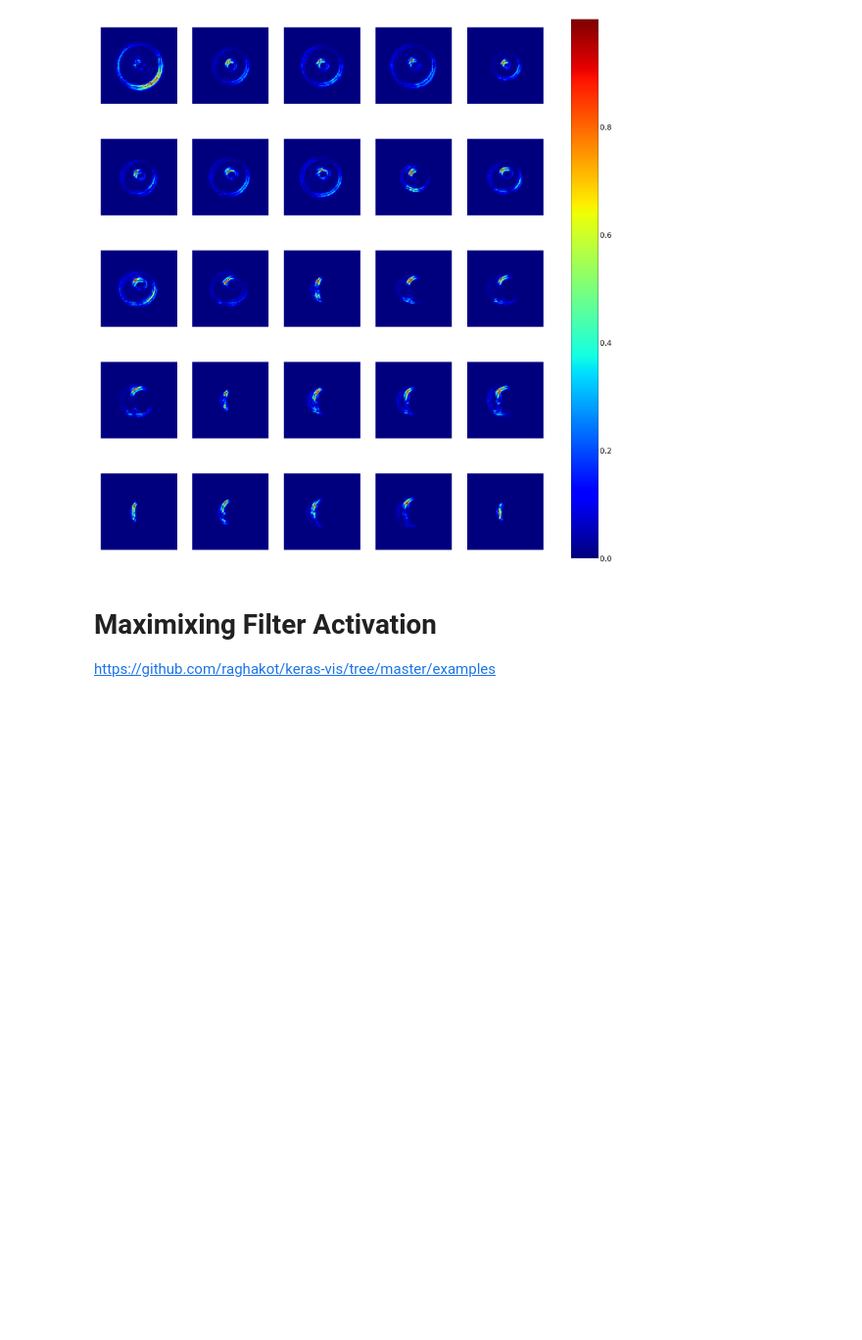
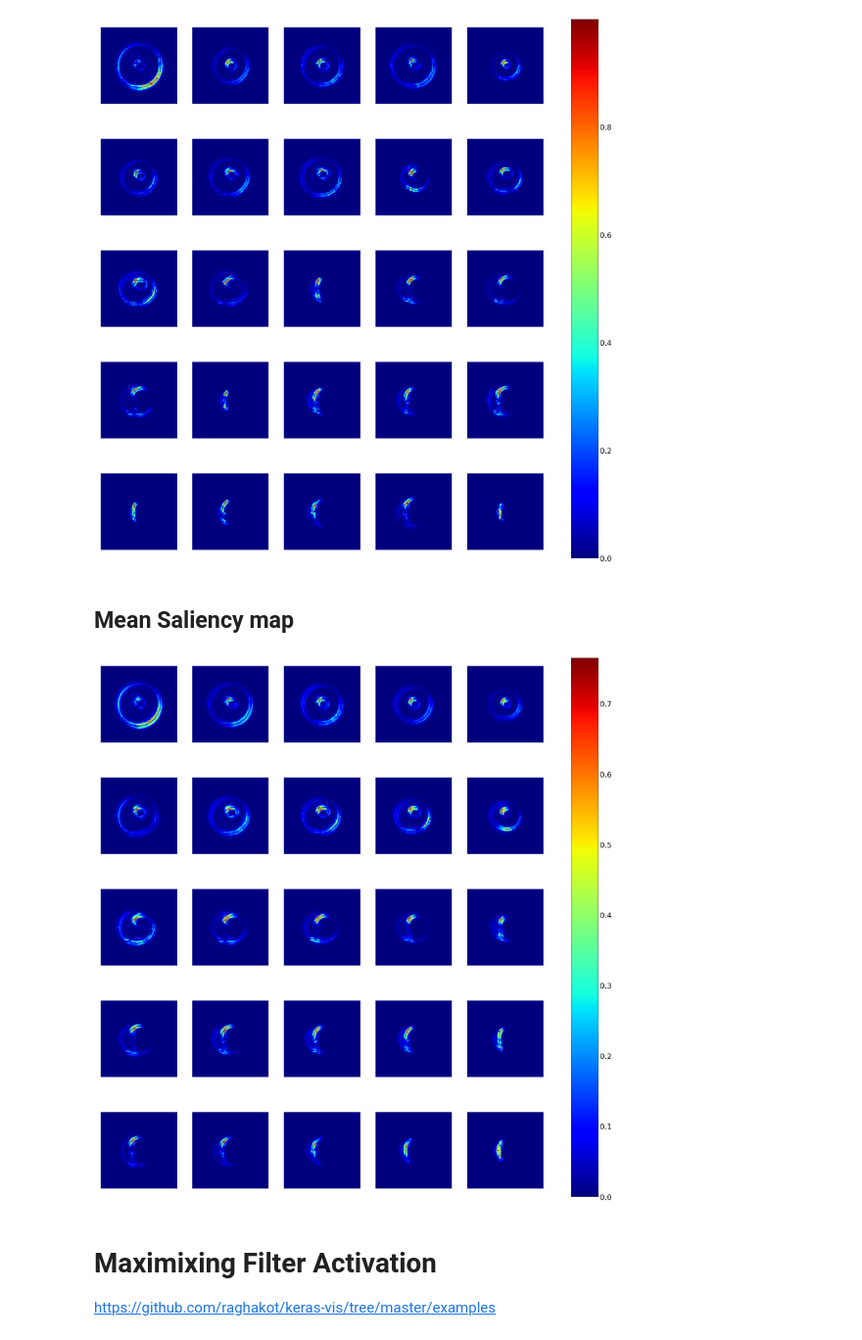
Before and after one commit to iwahle/CS101, a Jupyter notebook: grid_saliency_conti.ipynb, the cells around one changed output. Shown at 98% size. Drawn from its saved outputs; the diff is of its cells as text; code cells hidden in the pictures; blank space fills up the shorter version.

Commit message:
mean saliency

```diff
--- a/grid_saliency_conti.ipynb
+++ b/grid_saliency_conti.ipynb
@@ -131,6 +131,33 @@ cbar = fig.colorbar(p,ax=axs)
 cbar.ax.tick_params(labelsize=30)
 # %% [output]
 [figure]
+# %% [markdown]
+## Mean Saliency map
+# %%
+saliency_maps = np.zeros([len(y),100,100])
+counts = np.zeros(25)
+for i in np.arange(0,len(y),10):
+    grads = saliency_map(model, y[i], X[i])
+    saliency_maps[y[i],:,:] += grads
+    counts[y[i]] += 1
+    if i%100 == 0:
+        print(i)
+
+for i in range(25):
+    if counts[i]!=0:
+        saliency_maps[i,:,:] /= counts[i]
+# %%
+plt.figure(figsize=(40,40))
+axs = []
+for i in range(25):
+    ax1=plt.subplot(5, 5, i+1)
+    p=ax1.imshow(saliency_maps[i,:,:], cmap='jet')
+    plt.axis('off')
+    axs.append(ax1)
+cbar = fig.colorbar(p,ax=axs)
+cbar.ax.tick_params(labelsize=30)
+# %% [output]
+[figure, added]
 # %% [markdown]
 # Maximixing Filter Activation
 https://github.com/raghakot/keras-vis/tree/master/examples
```
